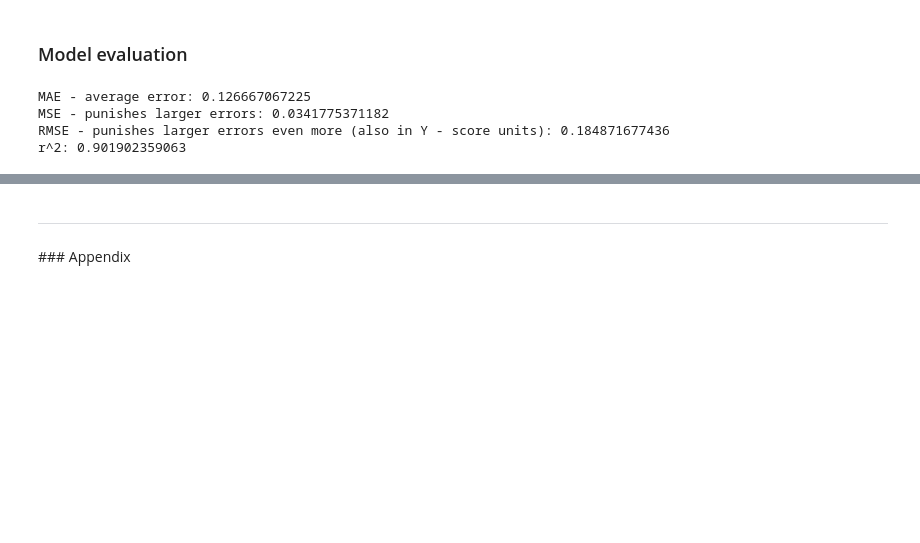
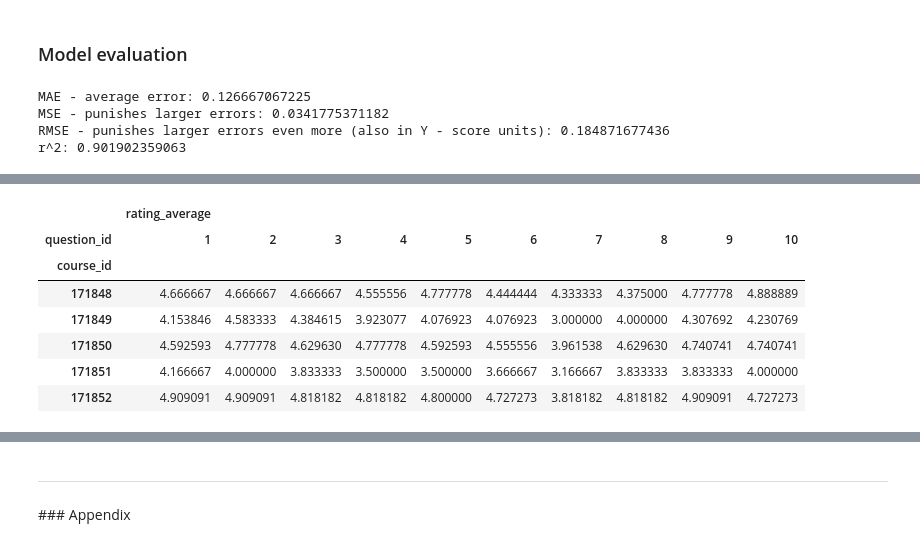
Before and after one commit to DansProjects/SIRS-Analysis, a Jupyter notebook: SIRS - Report.ipynb, the cells around one changed output, grey strips where cells are left out. Cells and saved outputs as stored; diff of their text form; code cells hidden in the pictures; blank space fills up the shorter version.

Commit message:
Adds Fall 2016 analysis
Ran fall 2016 data through lin regression model

```diff
--- a/SIRS - Report.ipynb
+++ b/SIRS - Report.ipynb
@@ -488,0 +505,4 @@ r^2: 0.901902359063
+# %%
+#new fall 2016 data
+sirs_f2016_df = pd.read_csv('sirs_f_2016.csv', sep='\t', low_memory=False)
+sirs_f2016_df.shape
@@ -488,0 +529,15 @@ r^2: 0.901902359063
+# %%
+sdf_f2016_course_question_avg = sirs_f2016_df[['course_id','question_id','rating_average']]
+# %%
+sdf_f2016_avgs = sdf_f2016_course_question_avg.groupby(['course_id','question_id']).mean().unstack()
+sdf_f2016_avgs.dropna(inplace=True)
+sdf_f2016_avgs.head()
+# %% [output]
+|  | rating_average |  |  |  |  |  |  |  |  |  |
+| question_id | 1 | 2 | 3 | 4 | 5 | 6 | 7 | 8 | 9 | 10 |
+| course_id |  |  |  |  |  |  |  |  |  |  |
+| 171848 | 4.666667 | 4.666667 | 4.666667 | 4.555556 | 4.777778 | 4.444444 | 4.333333 | 4.375000 | 4.777778 | 4.888889 |
+| 171849 | 4.153846 | 4.583333 | 4.384615 | 3.923077 | 4.076923 | 4.076923 | 3.000000 | 4.000000 | 4.307692 | 4.230769 |
+| 171850 | 4.592593 | 4.777778 | 4.629630 | 4.777778 | 4.592593 | 4.555556 | 3.961538 | 4.629630 | 4.740741 | 4.740741 |
+| 171851 | 4.166667 | 4.000000 | 3.833333 | 3.500000 | 3.500000 | 3.666667 | 3.166667 | 3.833333 | 3.833333 | 4.000000 |
+| 171852 | 4.909091 | 4.909091 | 4.818182 | 4.818182 | 4.800000 | 4.727273 | 3.818182 | 4.818182 | 4.909091 | 4.727273 |
```
Also changed, not shown: parts of 18 cells of this notebook.
